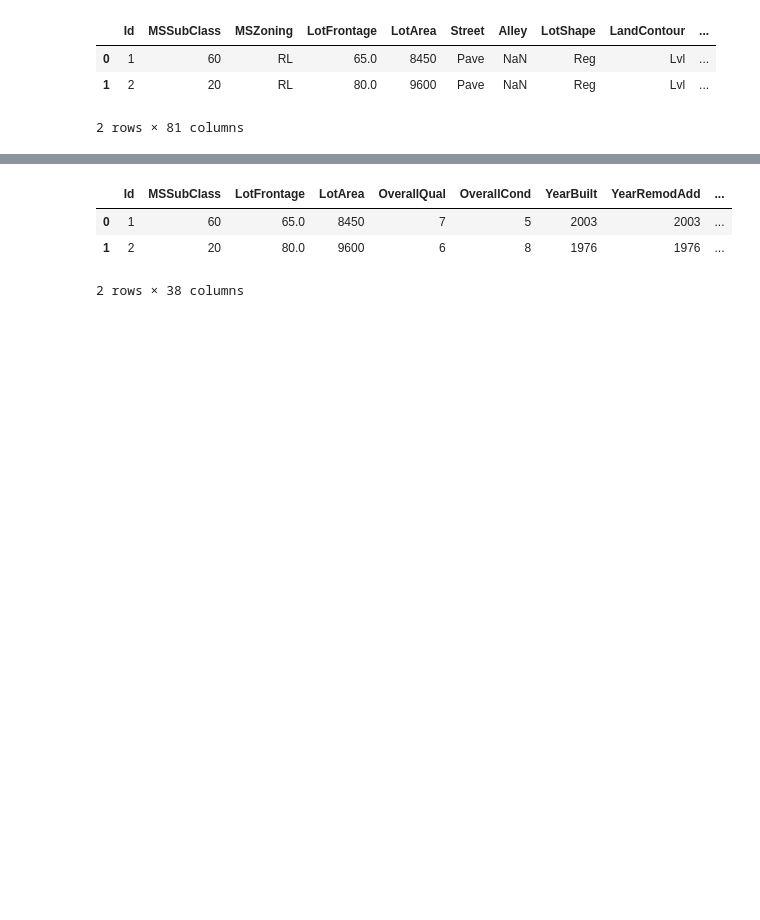
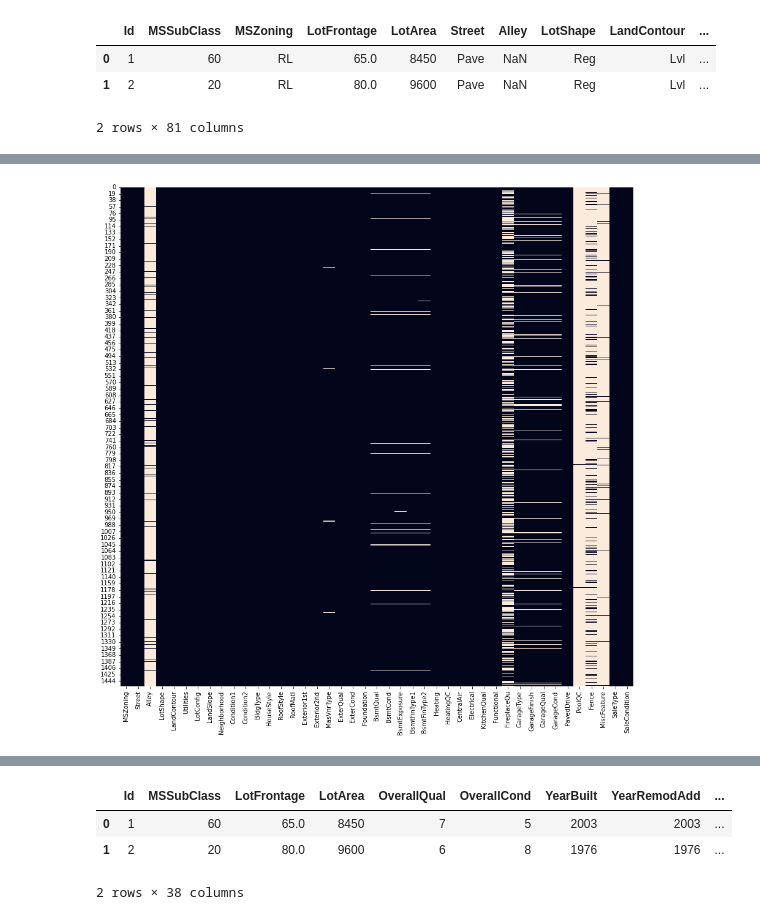
Before and after one commit to nelfaro/Hackathon, a Jupyter notebook: Housing Dreams/Hackaton.ipynb, the cells around one changed output, grey strips where cells are left out. Saved outputs shown, nothing was run; the diff lists cells and outputs as text; code cells hidden in the pictures; blank space fills up the shorter version.

```diff
--- a/Housing Dreams/Hackaton.ipynb
+++ b/Housing Dreams/Hackaton.ipynb
@@ -21,0 +41,7 @@ df_house_num = df_house.select_dtypes(include=['int64','float64'])
+# %%
+#Observamos graficamente los valores nulos
+fig = plt.figure(figsize=(15,15))
+sns.heatmap(df_house_cat.isnull(), cbar=False)
+plt.show()
+# %% [output]
+[figure, added]
```
Also changed, not shown: parts of 46 cells of this notebook.
